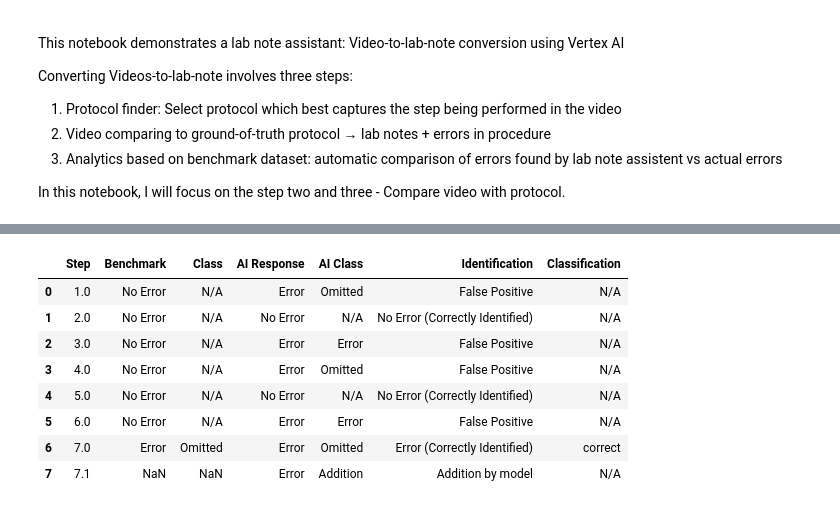
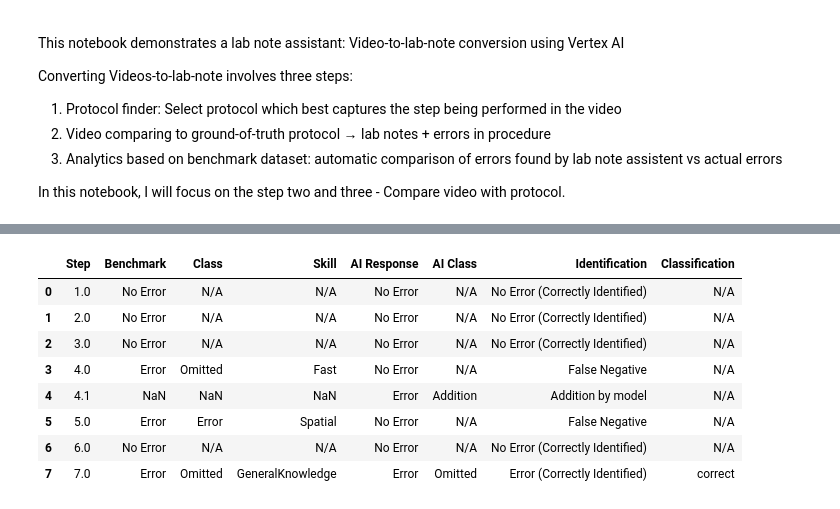
Before and after one commit to MannLabs/proteomics_lab_agent, a Jupyter notebook: nbs/2_videoToLabNotes_CompareVideoWithProtocol.ipynb, the cells around one changed output, grey strips where cells are left out. Saved outputs shown, nothing was run; the diff lists cells and outputs as text; code cells hidden in the pictures.

```diff
--- a/nbs/2_videoToLabNotes_CompareVideoWithProtocol.ipynb
+++ b/nbs/2_videoToLabNotes_CompareVideoWithProtocol.ipynb
@@ -89,7 +93,7 @@ usage_metadata {
 model_version: "gemini-2.5-flash-preview-04-17"
 # %%
 def generate_content_from_model(
-    inputs: Any,
+    inputs: str | Part,
     model_name: str = "gemini-2.5-pro-preview-03-25",
     temperature: float = 0.9,
 ) -> tuple:
@@ -117,6 +121,7 @@ def generate_content_from_model(
     ------
     ValueError
         If the model fails to generate content.
+
     """
     try:
         model = GenerativeModel(model_name)
@@ -127,16 +132,13 @@ def generate_content_from_model(
             # audio_timestamp=True
         )
 
-        response = model.generate_content(
-            inputs,
-            generation_config=generation_config
-        )
+        response = model.generate_content(inputs, generation_config=generation_config)
         lab_notes = response.text
         usage_metadata = response.usage_metadata
 
     except Exception as e:
         logger.exception("Error during content generation")
-        raise ValueError(f"Failed to generate content: {str(e)}")
+        raise ValueError(f"Failed to generate content: {e!s}") from None
 
     return lab_notes, usage_metadata
 # %%
@@ -808,13 +958,15 @@ def generate_lab_notes_prompt(protocol_video_example, protocol_example, lab_vide
 
     return lab_notes, usage_metadata
 # %%
-csv_path = '/Users/patriciaskowronek/Documents/proteomics_specialist/data/benchmark_dataset.csv'
+csv_path = "/Users/patriciaskowronek/Documents/proteomics_specialist/data/benchmark_dataset.csv"
 protocol_videos_base = "/Users/patriciaskowronek/Documents/documentation_agent_few_shot_examples/benchmark_dataset/protocols"
 lab_notes_videos_base = "/Users/patriciaskowronek/Documents/documentation_agent_few_shot_examples/benchmark_dataset/documentation"
 markdown_base = "/Users/patriciaskowronek/Documents/proteomics_specialist/data"
 prefix = "compare_protocol_video"
 
-all_model_inputs = process_benchmark_dataset(csv_path, protocol_videos_base, lab_notes_videos_base, markdown_base, bucket, prefix)
+all_model_inputs = process_benchmark_dataset(
+    csv_path, protocol_videos_base, lab_notes_videos_base, markdown_base, bucket, prefix
+)
 # %% [output]
 Processed PlaceEvotips_docuCorrect
 Processed PlaceEvotips_docuWrongPosition
@@ -838,16 +990,15 @@ Processed Evotip_docuWrongSpinInEvotipBox_wrongSpeed
 
 subfolder_in_bucket = "knowledge"
 path = "/Users/patriciaskowronek/Documents/proteomics_specialist/data/backgroundKnowledge.pdf"
-file_uri = video_to_protocol.upload_video_to_gcs(
-    path, bucket, subfolder_in_bucket
-)
+file_uri = video_to_protocol.upload_video_to_gcs(path, bucket, subfolder_in_bucket)
 proteomics_knowledge = Part.from_uri(file_uri, mime_type="application/pdf")
 
-example = 'Dilute_docuWrongVolume_PipettTipNotChanged'
-protocol_video_example = all_model_inputs[example]['protocol_video_input']
-protocol_example = all_model_inputs[example]['protocol_input']
-lab_video_example = all_model_inputs[example]['lab_video_input']
-lab_notes_example = all_model_inputs[example]['lab_notes_input']
+example = "Dilute_docuWrongVolume_PipettTipNotChanged"
+example = "PlaceEvotips_docuCorrect"
+protocol_video_example = all_model_inputs[example]["protocol_video_input"]
+protocol_example = all_model_inputs[example]["protocol_input"]
+lab_video_example = all_model_inputs[example]["lab_video_input"]
+lab_notes_example = all_model_inputs[example]["lab_notes_input"]
 copy_all_model_inputs = all_model_inputs.copy()
 copy_all_model_inputs.pop(example)
 
@@ -856,20 +1007,35 @@ key, value = items_list[0]
 print(key)
 
 lab_notes, usage_metadata = generate_lab_notes_prompt(
-    protocol_video_example, protocol_example, lab_video_example, lab_notes_example,
-    value['protocol_video_input'], value['protocol_input'], value['lab_video_input'], proteomics_knowledge, key,
-    # model_name="gemini-2.5-pro-preview-03-25", temperature=0.9
-    model_name="gemini-2.5-flash-preview-04-17", temperature=0.9
+    protocol_video_example,
+    protocol_example,
+    lab_video_example,
+    lab_notes_example,
+    value["protocol_video_input"],
+    value["protocol_input"],
+    value["lab_video_input"],
+    proteomics_knowledge,
+    model_name="gemini-2.5-pro-preview-03-25",
+    temperature=0.9,
 )
 display(Markdown(lab_notes))
 
-evaluation_response, df_errors, metrics, usage_metadata_extract_errors, usage_metadata_semantic_eval = process_and_evaluate_lab_notes(
-    # value['error_dict'], value['lab_notes_input'], lab_notes, model_name="gemini-2.5-pro-preview-03-25", temperature=0.9
-    value['error_dict'], value['lab_notes_input'], lab_notes, model_name="gemini-2.5-flash-preview-04-17", temperature=0.9
+(
+    evaluation_response,
+    df_errors,
+    metrics,
+    usage_metadata_extract_errors,
+    usage_metadata_semantic_eval,
+) = process_and_evaluate_lab_notes(
+    value["error_dict"],
+    value["lab_notes_input"],
+    lab_notes,
+    model_name="gemini-2.5-pro-preview-03-25",
+    temperature=0.9,
 )
 display(Markdown(evaluation_response))
 display(df_errors)
 print(usage_metadata)
-print('usage_metadata_extract_errors', usage_metadata_extract_errors)
-print('usage_metadata_semantic_eval', usage_metadata_semantic_eval)
+print("usage_metadata_extract_errors", usage_metadata_extract_errors)
+print("usage_metadata_semantic_eval", usage_metadata_semantic_eval)
 # %% [output]
@@ -998,9 +1112,9 @@ usage_metadata {
-|  | Step | Benchmark | Class | AI Response | AI Class | Identification | Classification |
-| 0 | 1.0 | No Error | N/A | Error | Omitted | False Positive | N/A |
-| 1 | 2.0 | No Error | N/A | No Error | N/A | No Error (Correctly Identified) | N/A |
-| 2 | 3.0 | No Error | N/A | Error | Error | False Positive | N/A |
-| 3 | 4.0 | No Error | N/A | Error | Omitted | False Positive | N/A |
-| 4 | 5.0 | No Error | N/A | No Error | N/A | No Error (Correctly Identified) | N/A |
-| 5 | 6.0 | No Error | N/A | Error | Error | False Positive | N/A |
-| 6 | 7.0 | Error | Omitted | Error | Omitted | Error (Correctly Identified) | correct |
-| 7 | 7.1 | NaN | NaN | Error | Addition | Addition by model | N/A |
+|  | Step | Benchmark | Class | Skill | AI Response | AI Class | Identification | Classification |
+| 0 | 1.0 | No Error | N/A | N/A | No Error | N/A | No Error (Correctly Identified) | N/A |
+| 1 | 2.0 | No Error | N/A | N/A | No Error | N/A | No Error (Correctly Identified) | N/A |
+| 2 | 3.0 | No Error | N/A | N/A | No Error | N/A | No Error (Correctly Identified) | N/A |
+| 3 | 4.0 | Error | Omitted | Fast | No Error | N/A | False Negative | N/A |
+| 4 | 4.1 | NaN | NaN | NaN | Error | Addition | Addition by model | N/A |
+| 5 | 5.0 | Error | Error | Spatial | No Error | N/A | False Negative | N/A |
+| 6 | 6.0 | No Error | N/A | N/A | No Error | N/A | No Error (Correctly Identified) | N/A |
+| 7 | 7.0 | Error | Omitted | GeneralKnowledge | Error | Omitted | Error (Correctly Identified) | correct |
```
Also changed, not shown: parts of 10 cells of this notebook.
